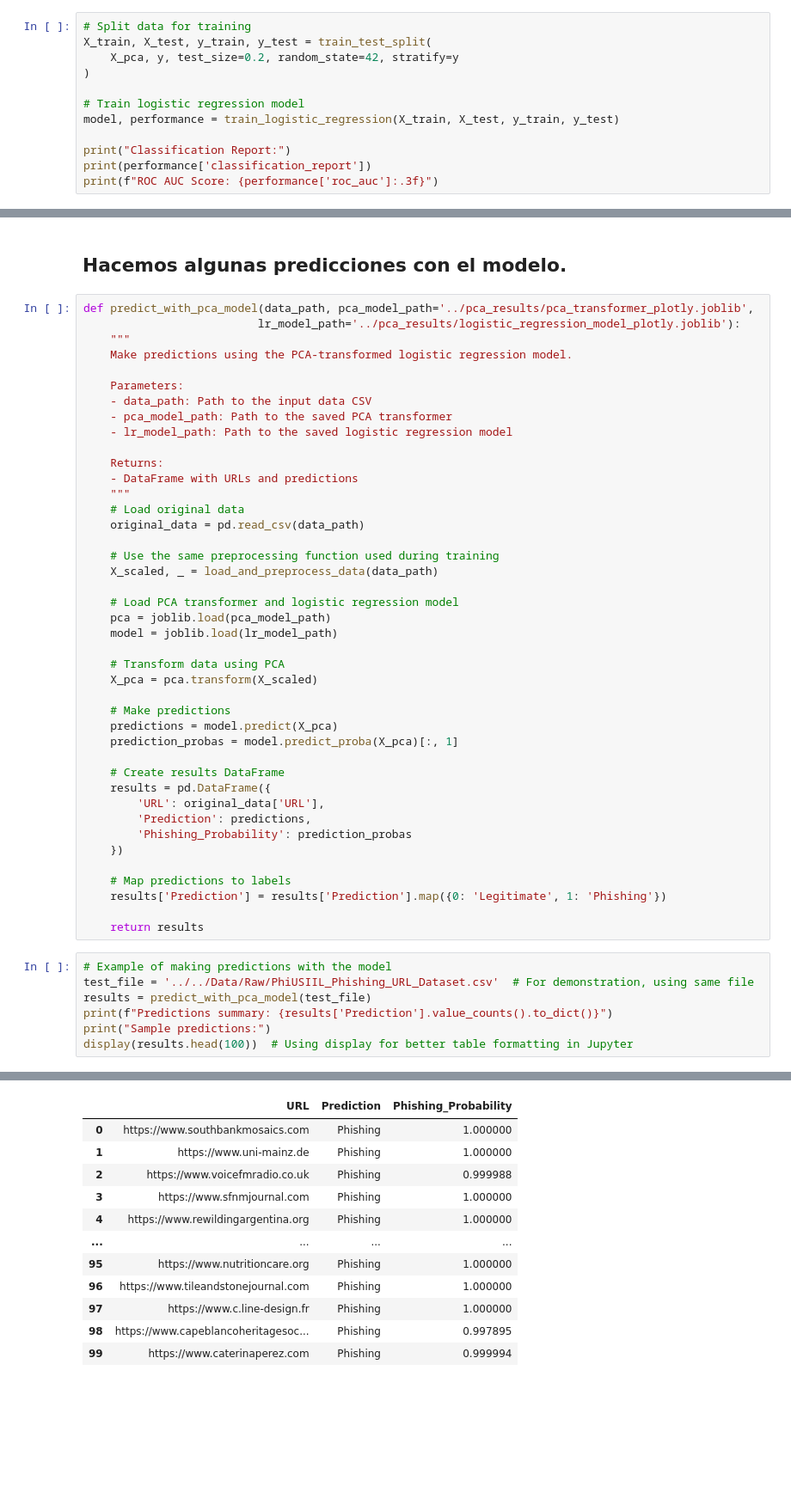
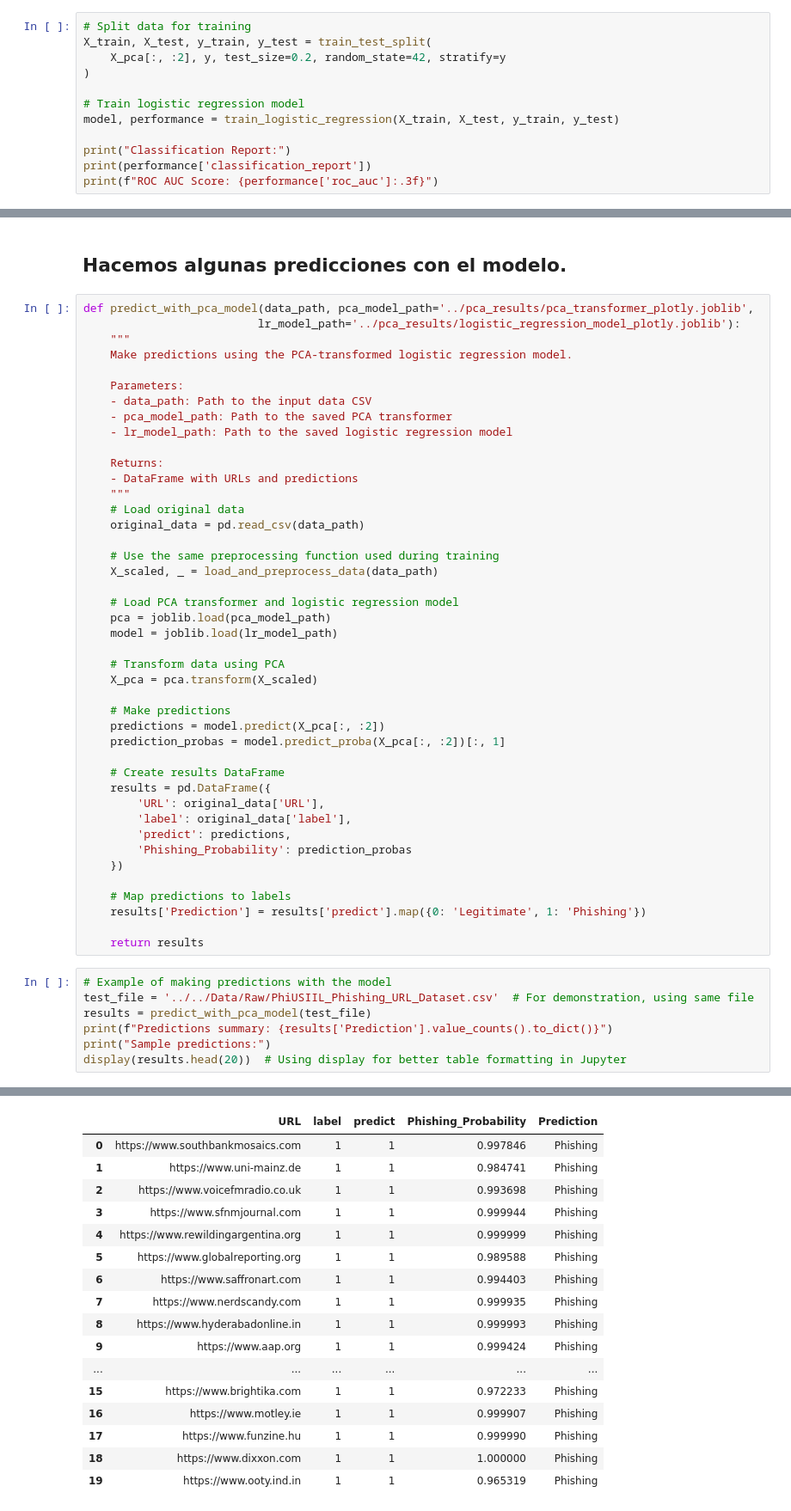
Before and after one commit to Fernando-Alvarado/PhishML, a Jupyter notebook: Notebooks/Python/pca_analysis.ipynb, the cells around one changed output, grey strips where cells are left out. Shown: that part at 86% size. Drawn from its saved outputs; the diff is of its cells as text; blank space fills up the shorter version.

```diff
--- a/Notebooks/Python/pca_analysis.ipynb
+++ b/Notebooks/Python/pca_analysis.ipynb
@@ -563,7 +577,7 @@ X_pca.size
 # %%
 # Split data for training
 X_train, X_test, y_train, y_test = train_test_split(
-    X_pca, y, test_size=0.2, random_state=42, stratify=y
+    X_pca[:, :2], y, test_size=0.2, random_state=42, stratify=y
 )
 
 # Train logistic regression model
@@ -672,18 +686,19 @@ def predict_with_pca_model(data_path, pca_model_path='../pca_results/pca_transfo
     X_pca = pca.transform(X_scaled)
 
     # Make predictions
-    predictions = model.predict(X_pca)
-    prediction_probas = model.predict_proba(X_pca)[:, 1]
+    predictions = model.predict(X_pca[:, :2])
+    prediction_probas = model.predict_proba(X_pca[:, :2])[:, 1]
 
     # Create results DataFrame
     results = pd.DataFrame({
         'URL': original_data['URL'],
-        'Prediction': predictions,
+        'label': original_data['label'],
+        'predict': predictions,
         'Phishing_Probability': prediction_probas
     })
 
     # Map predictions to labels
-    results['Prediction'] = results['Prediction'].map({0: 'Legitimate', 1: 'Phishing'})
+    results['Prediction'] = results['predict'].map({0: 'Legitimate', 1: 'Phishing'})
 
     return results
 # %%
@@ -692,5 +707,5 @@ test_file = '../../Data/Raw/PhiUSIIL_Phishing_URL_Dataset.csv'  # For demonstrat
 results = predict_with_pca_model(test_file)
 print(f"Predictions summary: {results['Prediction'].value_counts().to_dict()}")
 print("Sample predictions:")
-display(results.head(100))  # Using display for better table formatting in Jupyter
+display(results.head(20))  # Using display for better table formatting in Jupyter
 # %% [output]
@@ -698,13 +713,18 @@ Predictions summary: {'Phishing': 134908, 'Legitimate': 100887}
 Sample predictions:
-|  | URL | Prediction | Phishing_Probability |
-| 0 | https://www.southbankmosaics.com | Phishing | 1.000000 |
-| 1 | https://www.uni-mainz.de | Phishing | 1.000000 |
-| 2 | https://www.voicefmradio.co.uk | Phishing | 0.999988 |
-| 3 | https://www.sfnmjournal.com | Phishing | 1.000000 |
-| 4 | https://www.rewildingargentina.org | Phishing | 1.000000 |
-| ... | ... | ... | ... |
-| 95 | https://www.nutritioncare.org | Phishing | 1.000000 |
-| 96 | https://www.tileandstonejournal.com | Phishing | 1.000000 |
-| 97 | https://www.c.line-design.fr | Phishing | 1.000000 |
-| 98 | https://www.capeblancoheritagesoc... | Phishing | 0.997895 |
-| 99 | https://www.caterinaperez.com | Phishing | 0.999994 |
+|  | URL | label | predict | Phishing_Probability | Prediction |
+| 0 | https://www.southbankmosaics.com | 1 | 1 | 0.997846 | Phishing |
+| 1 | https://www.uni-mainz.de | 1 | 1 | 0.984741 | Phishing |
+| 2 | https://www.voicefmradio.co.uk | 1 | 1 | 0.993698 | Phishing |
+| 3 | https://www.sfnmjournal.com | 1 | 1 | 0.999944 | Phishing |
+| 4 | https://www.rewildingargentina.org | 1 | 1 | 0.999999 | Phishing |
+| 5 | https://www.globalreporting.org | 1 | 1 | 0.989588 | Phishing |
+| 6 | https://www.saffronart.com | 1 | 1 | 0.994403 | Phishing |
+| 7 | https://www.nerdscandy.com | 1 | 1 | 0.999935 | Phishing |
+| 8 | https://www.hyderabadonline.in | 1 | 1 | 0.999993 | Phishing |
+| 9 | https://www.aap.org | 1 | 1 | 0.999424 | Phishing |
+| ... | ... | ... | ... | ... | ... |
+| 15 | https://www.brightika.com | 1 | 1 | 0.972233 | Phishing |
+| 16 | https://www.motley.ie | 1 | 1 | 0.999907 | Phishing |
+| 17 | https://www.funzine.hu | 1 | 1 | 0.999990 | Phishing |
+| 18 | https://www.dixxon.com | 1 | 1 | 1.000000 | Phishing |
+| 19 | https://www.ooty.ind.in | 1 | 1 | 0.965319 | Phishing |
```
Also changed, not shown: parts of 25 cells of this notebook, 3 other files.
